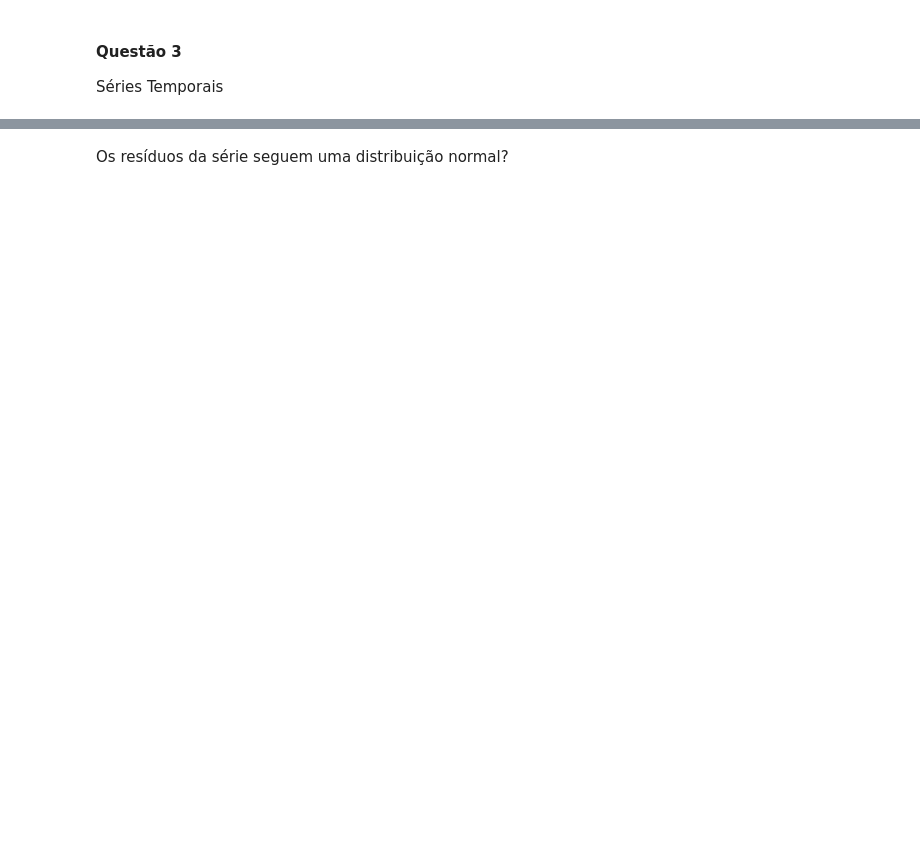
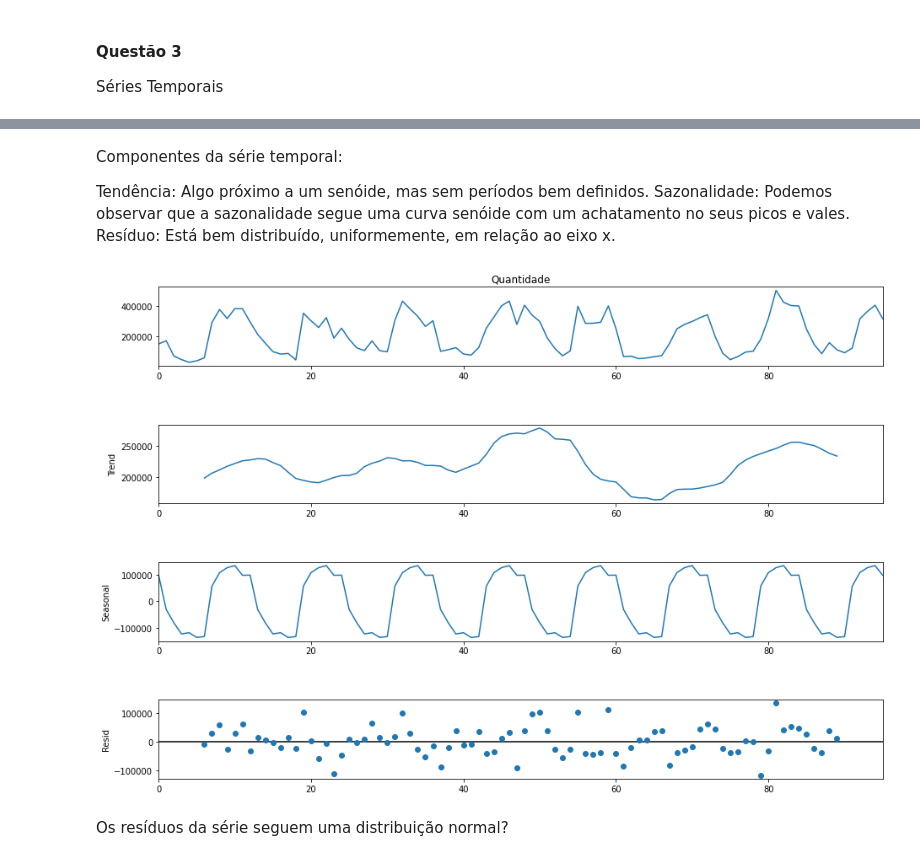
Before and after one commit to mariananomura/projeto-ada-modulo-VI, a Jupyter notebook: Projeto6.ipynb, the cells around one changed output, grey strips where cells are left out. Cells and saved outputs as stored; diff of their text form; code cells hidden in the pictures; blank space fills up the shorter version.

```diff
--- a/Projeto6.ipynb
+++ b/Projeto6.ipynb
@@ -418,2 +452,15 @@ gráficos.
+# %% [markdown]
+Componentes da série temporal:
+
+Tendência: Algo próximo a um senóide, mas sem períodos bem definidos.
+Sazonalidade: Podemos observar que a sazonalidade segue uma curva senóide com um achatamento no seus picos e vales.
+Resíduo: Está bem distribuído, uniformemente, em relação ao eixo x.
+# %%
+result = seasonal_decompose(data['Quantidade'], model='additive', period= 12)
+fig = result.plot()
+fig.set_size_inches((15, 10))
+plt.show()
+# %% [output]
+[figure, added]
 # %% [markdown]
 Os resíduos da série seguem uma distribuição normal?
```
Also changed, not shown: parts of 15 cells of this notebook, 1 other file.
